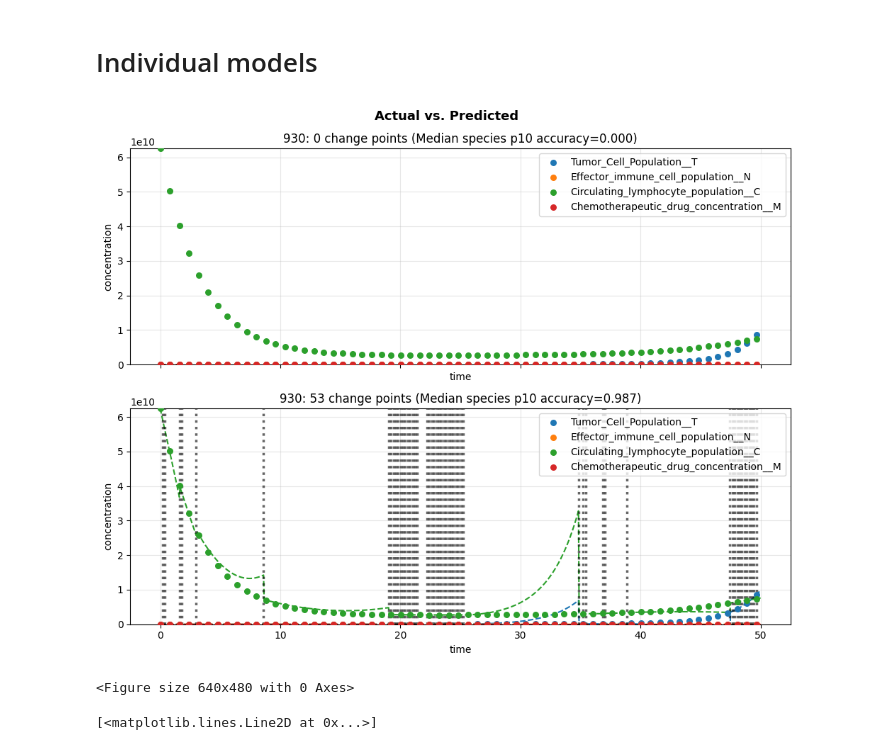
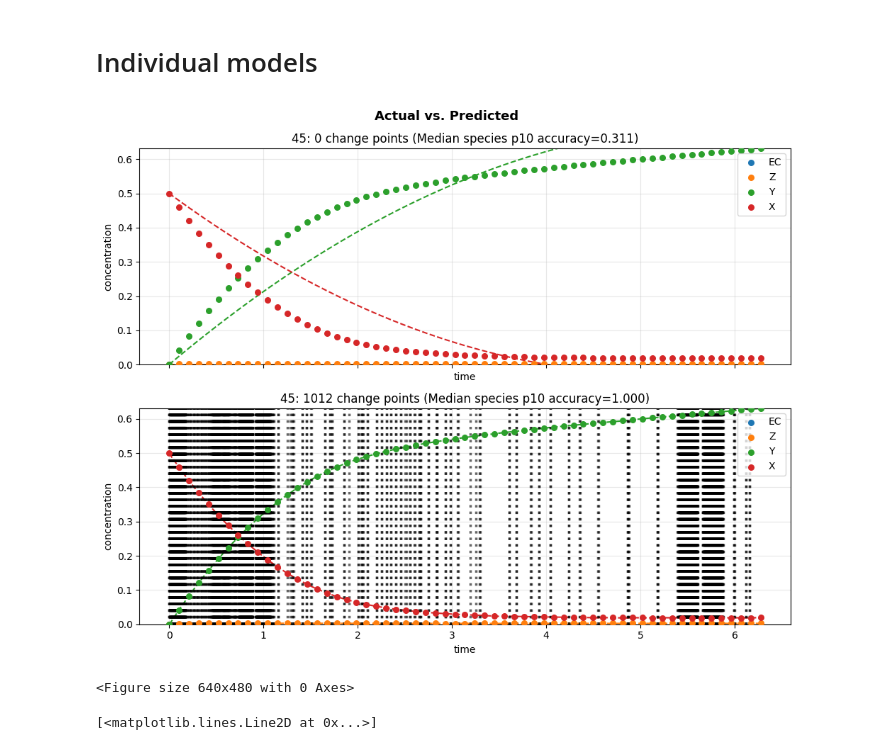
Before and after one commit to ModelEngineering/linearity_analysis, a Jupyter notebook: notebooks/piecewise_predictions.ipynb, the cells around one changed output. Drawn from its saved outputs; the diff is of its cells as text; code cells hidden in the pictures.

Commit message:
Improved visualations of piecewise predictions.

```diff
--- a/notebooks/piecewise_predictions.ipynb
+++ b/notebooks/piecewise_predictions.ipynb
@@ -114,30 +114,34 @@ NONOSCILLATION_DF
 # %% [markdown]
 # Individual models
 # %%
-#for model_num in [45, 278, 548, 551, 1045, 5, 42, 930]:
-models = [930]
+models =  [45, 278, 548, 551, 1045, 5, 42, 930]
+models =  [45]
+checker = CurationChecker()
 for model_num in models:
+    if not checker.isCurated(model_num=model_num):
+        print("*** Skipping model {model_num} because of curation.")
+        continue
     model = Model.makeBiomodel(model_num=model_num)
-    timecourse = Timecourse(model, num_point =1000)
+    timecourse = Timecourse(model, num_point =100000)
     df = timecourse.timecourse_df
     try:
         for changepoint_idx, max_changepoint in enumerate([5000]):
             for is_changepoint_removal in [True]:
                 psd = PiecewiseSystemDiscovery(df,
-                                               #changepoints=specified_changepoints,
-                                               max_changepoint=max_changepoint,
-                                               is_changepoint_removal=is_changepoint_removal,
-                                                max_fractional_reduction=0.05 , model_name=str(model_num))
+                        max_changepoint=max_changepoint,
+                        is_changepoint_removal=is_changepoint_removal,
+                        max_fractional_reduction=0.003,
+                        model_name=str(model_num))
                 psd.fit()
                 if changepoint_idx == 0:
                     result = psd.plotPiecewise(legend=False, num_true_point=60)
                 else:
                     result = psd.plotPiecewise(legend=False, num_true_point=60, is_nochangepoint_plot=False)
                 plt.figure()
     except Exception as e:
         print(f"Could not process {model_num}: {e}")
 # %% [output]
-[figure, old version]
+[figure, new version]
 <Figure size 640x480 with 0 Axes>
 # %%
 # Analysis of model 45. We can fit an exponential to Y or X
```
Also changed, not shown: parts of 5 cells of this notebook, 1 other file.
